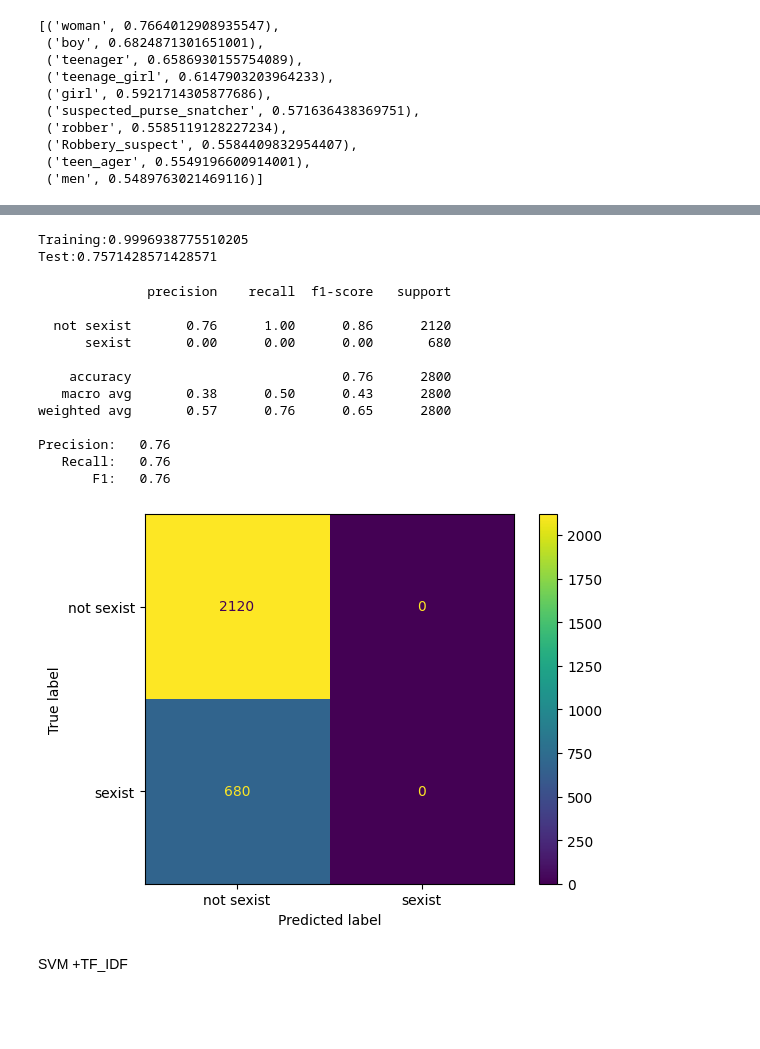
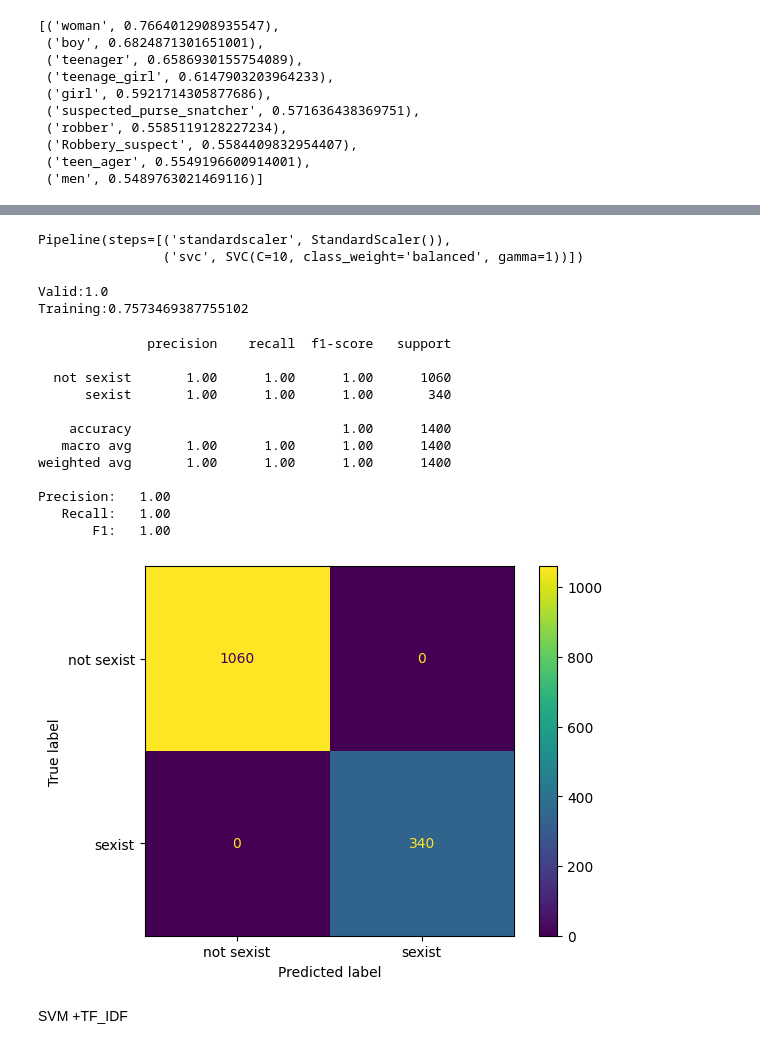
Before and after one commit to antoniolukic/binary-detection-of-sexism, a Jupyter notebook: SVM.ipynb, the cells around one changed output, grey strips where cells are left out. Cells and saved outputs as stored; diff of their text form; code cells hidden in the pictures; blank space fills up the shorter version.

Commit message:
Prije i poslije optimiziranja hiperparametara oba modela

```diff
--- a/SVM.ipynb
+++ b/SVM.ipynb
@@ -242,0 +243,16 @@ def W2Vvectorize(train):
+# %%
+from sklearn.svm import SVC
+from sklearn.pipeline import make_pipeline
+from sklearn.preprocessing import StandardScaler
+from sklearn.preprocessing import LabelEncoder
+
+le = LabelEncoder()
+clf = SVC()
+
+lista_label = np.array(df_train["label"])
+lista_label = le.fit_transform(lista_label)
+
+nova_lista = W2Vvectorize(df_train["text"])
+
+clf = make_pipeline(StandardScaler(), SVC(gamma='auto'))
+clf = clf.fit(nova_lista, lista_label)
@@ -242,0 +270,18 @@ def W2Vvectorize(train):
+# %%
+def evaluate(model, text, y_test, target_names=('not sexist', 'sexist')):
+    import matplotlib.pyplot as plt
+    from sklearn.metrics import classification_report
+    from sklearn.metrics import ConfusionMatrixDisplay
+    from sklearn.metrics import precision_recall_fscore_support
+
+    text_features = W2Vvectorize(text)
+    y_test_pred = model.predict(text_features)
+    print(classification_report(y_test, y_test_pred, target_names=target_names))
+
+    precision, recall, f1, _ = precision_recall_fscore_support(y_test, y_test_pred, average="micro")
+    print(f"Precision: {precision:6.2f}")
+    print(f"   Recall: {recall:6.2f}")
+    print(f"       F1: {f1:6.2f}")
+
+    ConfusionMatrixDisplay.from_predictions(y_test, y_test_pred, display_labels=target_names)
+    plt.show()
@@ -319,22 +357,24 @@ weighted avg       0.78      0.78      0.70      2800
 # %%
-lista_label = np.array(df_train["label"])
+lista_label = np.array(df_valid["label"])
 lista_label = le.fit_transform(lista_label)
+nova_lista = W2Vvectorize(df_valid["text"])
 
-nova_lista = W2Vvectorize(df_train["text"])
-
-clf = make_pipeline(StandardScaler(), SVC(class_weight='balanced', C=10, gamma=0.1, kernel='rbf'))
-clf = clf.fit(nova_lista, lista_label)
+clf = make_pipeline(StandardScaler(), SVC(class_weight='balanced', C=10, gamma=1, kernel='rbf'))
+clf.fit(nova_lista, lista_label)
+# %% [output]
+Pipeline(steps=[('standardscaler', StandardScaler()),
+                ('svc', SVC(C=10, class_weight='balanced', gamma=1))])
 # %%
-print("Training:"+str(clf.score(nova_lista, lista_label)))
+print("Valid:"+str(clf.score(nova_lista, lista_label)))
 
-lista_label_test = np.array(df_test["label"])
-lista_label_test = le.fit_transform(lista_label_test)
-nova_lista_test = W2Vvectorize(df_test["text"])
+lista_label_train = np.array(df_train["label"])
+lista_label_train = le.fit_transform(lista_label_train)
+nova_lista_train = W2Vvectorize(df_train["text"])
 
-print("Test:"+str(clf.score(nova_lista_test,lista_label_test)))
+print("Training:"+str(clf.score(nova_lista_train, lista_label_train)))
 # %% [output]
-Training:0.9996938775510205
-Test:0.7571428571428571
+Valid:1.0
+Training:0.7573469387755102
 # %%
 def evaluate(model, text, y_test, target_names=('not sexist', 'sexist')):
     import matplotlib.pyplot as plt
@@ -354,21 +394,21 @@ def evaluate(model, text, y_test, target_names=('not sexist', 'sexist')):
     ConfusionMatrixDisplay.from_predictions(y_test, y_test_pred, display_labels=target_names)
     plt.show()
 # %%
-evaluate(clf, df_test.text, lista_label_test)
+evaluate(clf, df_valid.text, lista_label)
 # %% [output]
               precision    recall  f1-score   support
 
-  not sexist       0.76      1.00      0.86      2120
-      sexist       0.00      0.00      0.00       680
+  not sexist       1.00      1.00      1.00      1060
+      sexist       1.00      1.00      1.00       340
 
-    accuracy                           0.76      2800
-   macro avg       0.38      0.50      0.43      2800
-weighted avg       0.57      0.76      0.65      2800
+    accuracy                           1.00      1400
+   macro avg       1.00      1.00      1.00      1400
+weighted avg       1.00      1.00      1.00      1400
 
-Precision:   0.76
-   Recall:   0.76
-       F1:   0.76
+Precision:   1.00
+   Recall:   1.00
+       F1:   1.00
-[figure, old version]
+[figure, new version]
 # %%
 import pickle
 word2vec_clf = pickle.dumps(clf)
```
Also changed, not shown: parts of 26 cells of this notebook.
